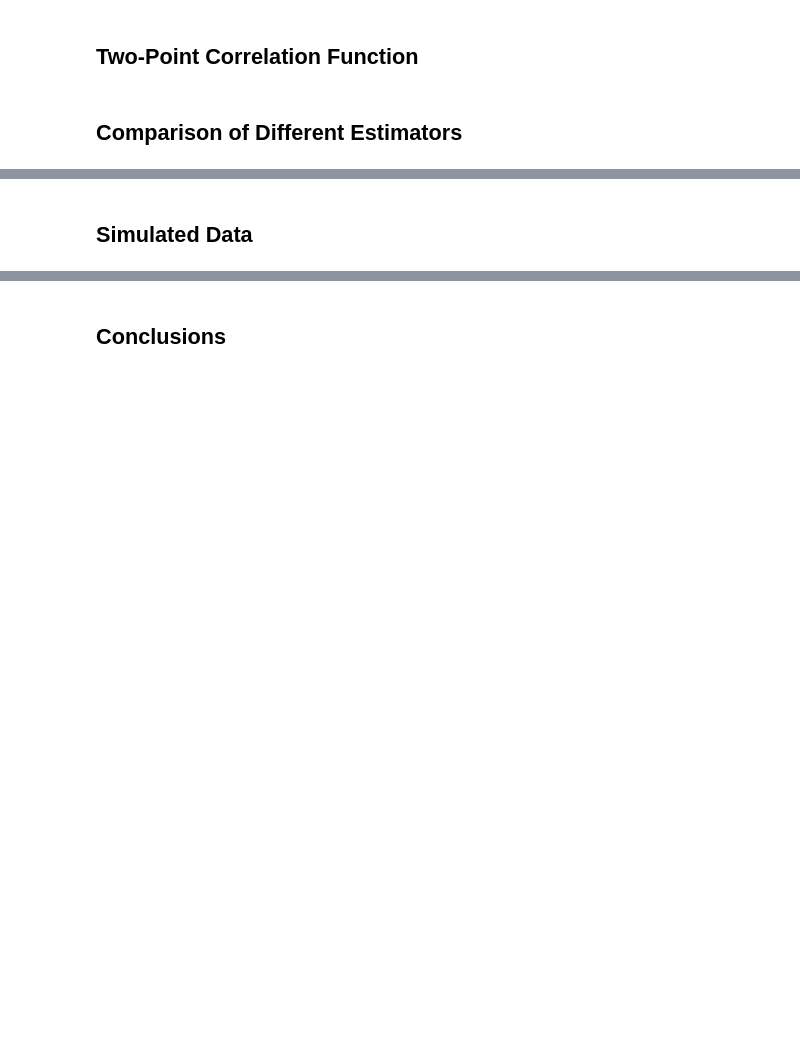
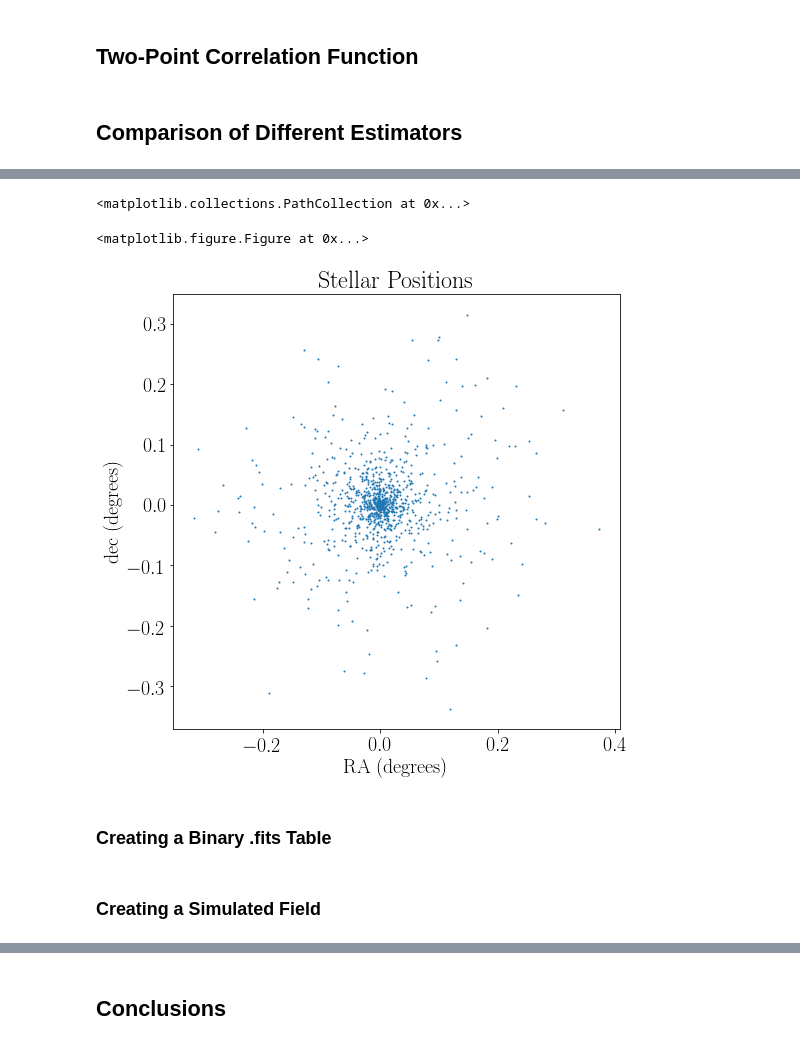
Before and after one commit to jkadowaki/ASTR502_project, a Jupyter notebook: Presentation/DwarfGalaxies.ipynb, the cells around one changed output, grey strips where cells are left out. Drawn from its saved outputs; the diff is of its cells as text; code cells hidden in the pictures; blank space fills up the shorter version.

```diff
--- a/Presentation/DwarfGalaxies.ipynb
+++ b/Presentation/DwarfGalaxies.ipynb
@@ -226,0 +440,32 @@ for name in sdss_data:
+# %%
+def exponential_profile(scale, num):
+    """
+    Samples num pairs of exponentially random variables, centered at 0. between x = [-r,r] and y = [-r,r].
+
+    param n:   Sersic Index (n=1 is good for spirals and dEs.)
+    param num: Number of randomly generated pairs.
+
+    returns ndarray with dimensions (2, num).
+    """
+
+    r = exponential(scale=scale,size=num)
+    theta = 2 * np.pi * random(size=num)
+
+    return np.array([r * np.cos(theta), r * np.sin(theta)])
+# %%
+position = exponential_profile(0.07, 1000)
+
+plt.clf()
+plt.figure(figsize=(8,8))
+
+plt.xlabel(r"RA (degrees)")
+plt.ylabel(r"dec (degrees)")
+plt.title(r"Stellar Positions")
+
+plt.scatter(position[0], position[1], s=1.)
+# %% [output]
+<matplotlib.collections.PathCollection at 0x...>
+<matplotlib.figure.Figure at 0x...>
+[figure, added]
+# %% [markdown]
+### Creating a Binary .fits Table
@@ -227,2 +484,2 @@ for name in sdss_data:
 # %% [markdown]
-## Simulated Data
+### Creating a Simulated Field
```
Also changed, not shown: parts of 23 cells of this notebook.
